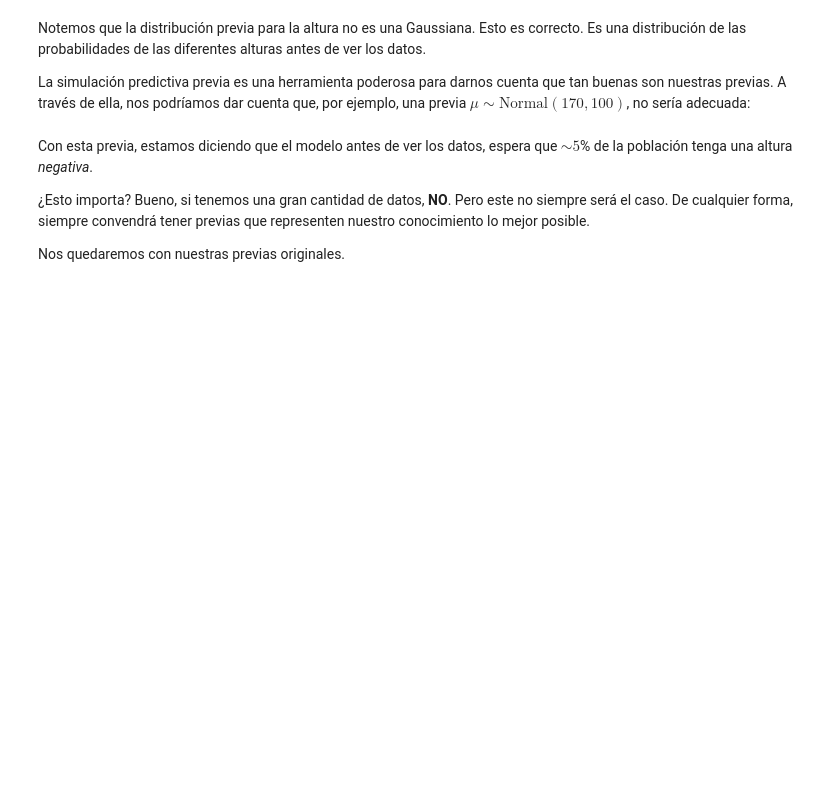
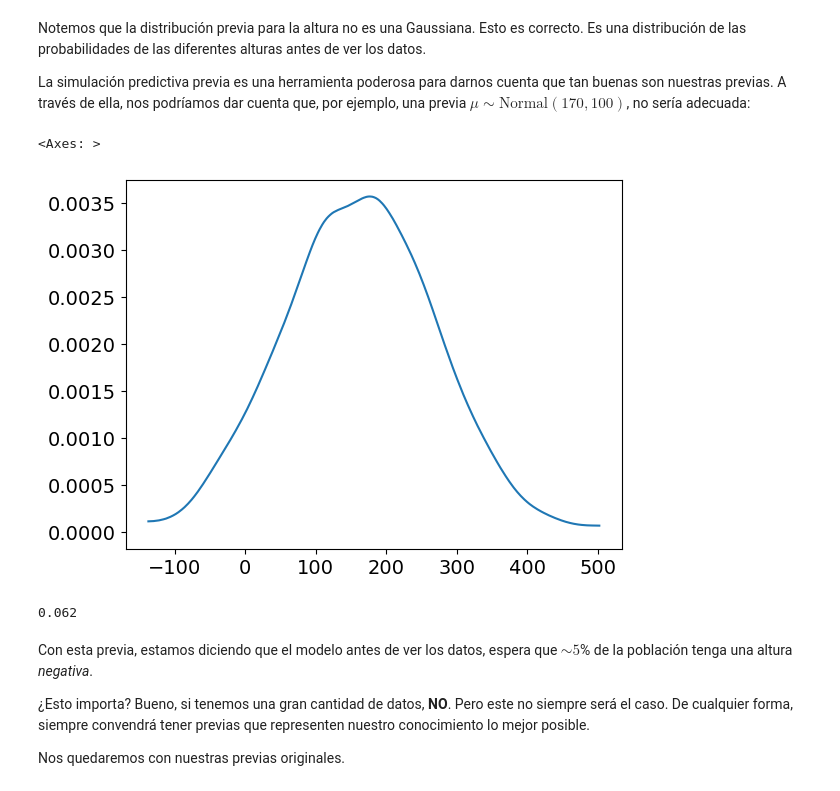
Before and after one commit to esjimenezro/mebo2024, a Jupyter notebook: modulo3/tema8/1-lenguaje-modelos-probabilisticos.ipynb, the cells around one changed output. Drawn from its saved outputs; the diff is of its cells as text; code cells hidden in the pictures; blank space fills up the shorter version.

```diff
--- a/modulo3/tema8/1-lenguaje-modelos-probabilisticos.ipynb
+++ b/modulo3/tema8/1-lenguaje-modelos-probabilisticos.ipynb
@@ -140,14 +205,22 @@ La simulación predictiva previa es una herramienta poderosa para darnos cuenta
 # Simulación previa predictiva
 N = 1000
 # Muestreo de la previa de mu
-
+muestras_mu = previa_mu.rvs(N)
 # Muestreo de la previa de sigma
-
+muestras_sigma = previa_sigma.rvs(N)
 # Muestreo de la verosimilitud
+muestras_altura = norm.rvs(loc=muestras_mu, scale=muestras_sigma)
 # %%
 # az.plot_kde
+az.plot_kde(muestras_altura)
+# %% [output]
+<Axes: >
+[figure, added]
 # %%
 # Porcentaje de registros con altura negativa
+(muestras_altura < 0).mean()
+# %% [output]
+0.062
 # %% [markdown]
 Con esta previa, estamos diciendo que el modelo antes de ver los datos, espera que $\sim 5$% de la población tenga una altura *negativa*.
 
```
Also changed, not shown: parts of 27 cells of this notebook, 1 other file.
